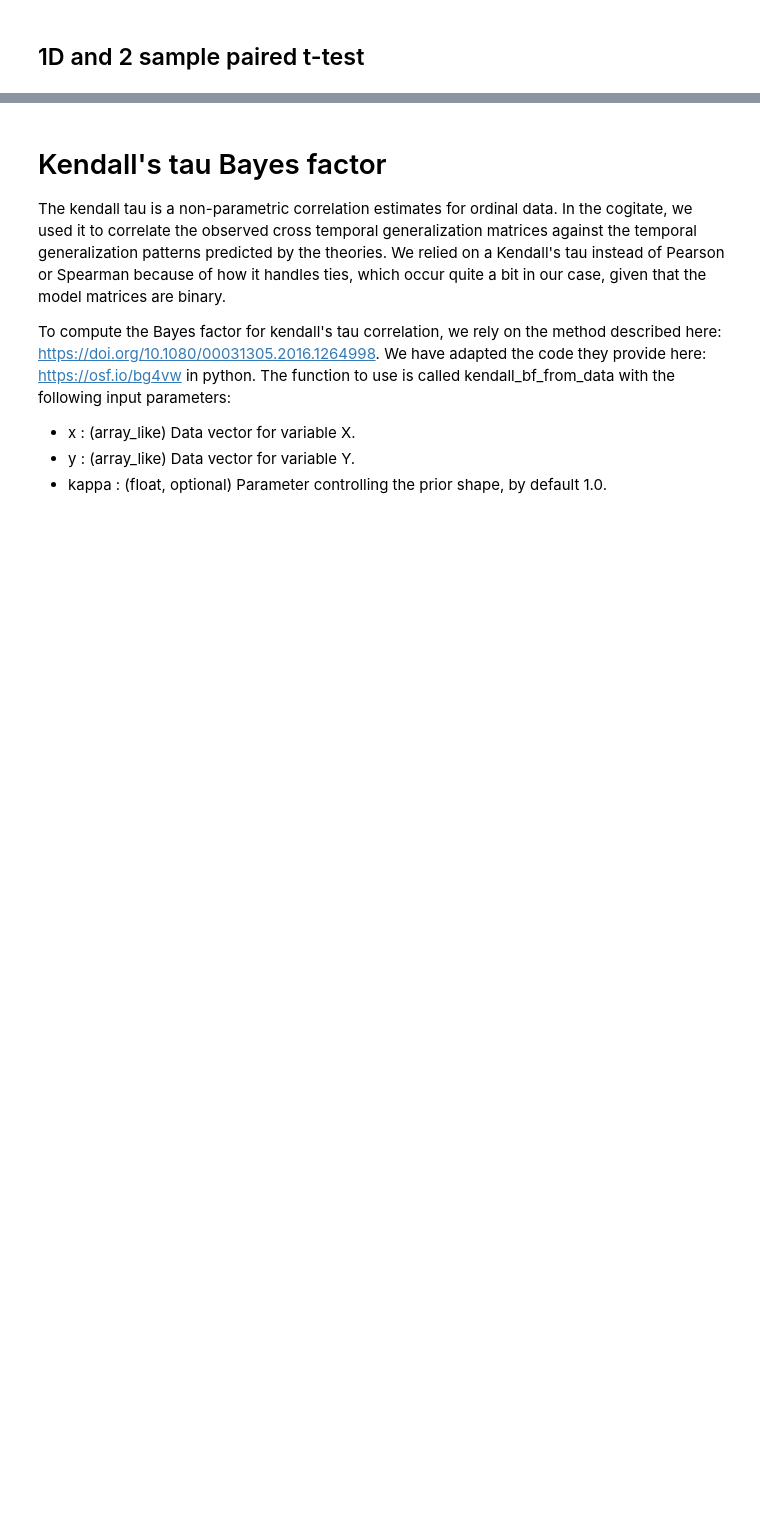
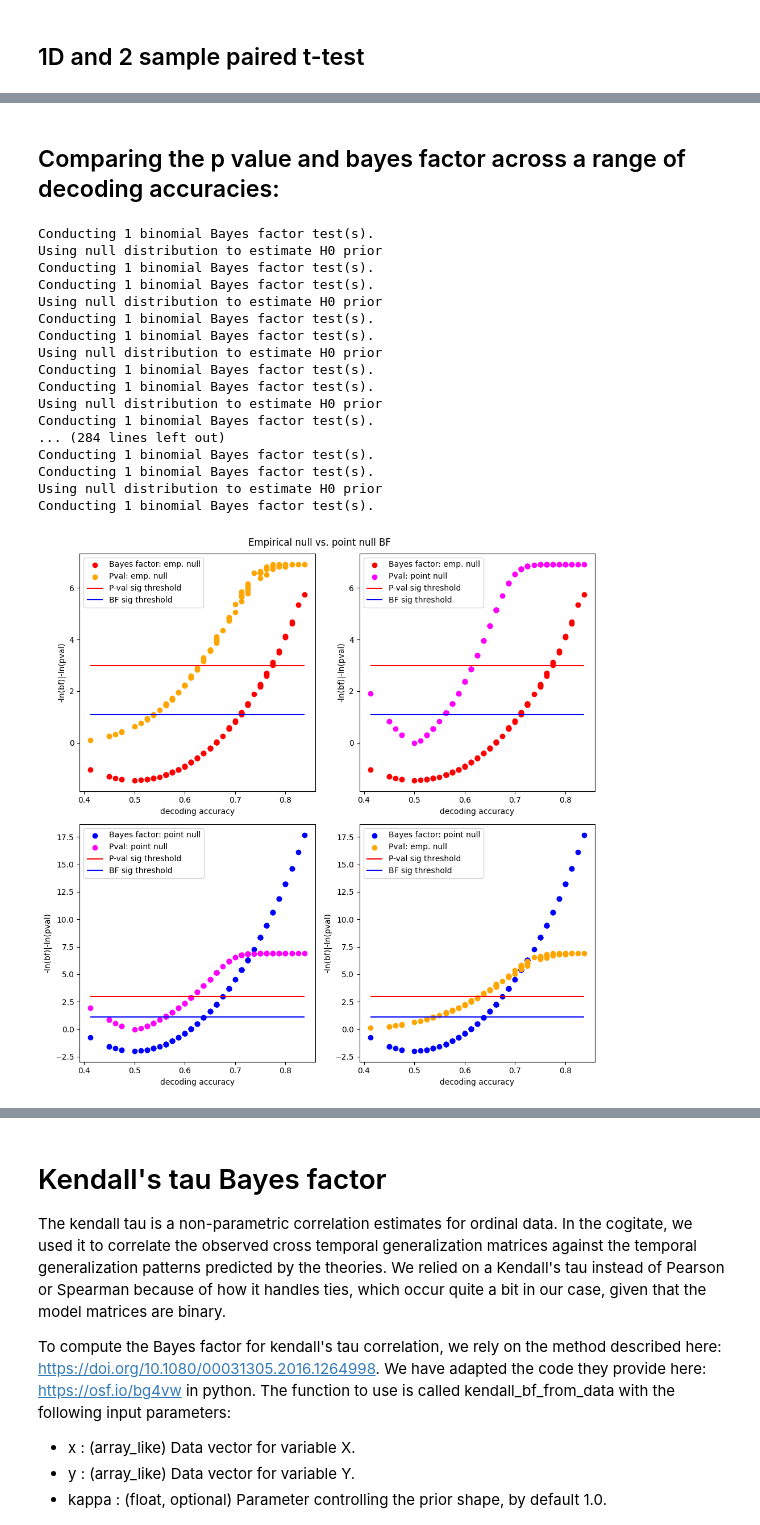
Before and after one commit to Cogitate-consortium/bayes_factors, a Jupyter notebook: HowToUse.ipynb, the cells around one changed output, grey strips where cells are left out. Saved outputs shown, nothing was run; the diff lists cells and outputs as text; code cells hidden in the pictures; blank space fills up the shorter version.

```diff
--- a/HowToUse.ipynb
+++ b/HowToUse.ipynb
@@ -436,0 +476,77 @@ Conducting 10000 binomial Bayes factor test(s).
+# %% [markdown]
+## Comparing the p value and bayes factor across a range of decoding accuracies:
+# %%
+decoding_accuracies = np.linspace(0.5, 0.8, 100)
+obs_accuracy = np.zeros(100)
+bf_empirical_null = np.zeros(100)
+pval_empirical_null = np.zeros(100)
+bf_point_null = np.zeros(100)
+pval_point_null = np.zeros(100)
+for i, acc in enumerate(decoding_accuracies):
+    # Generate a random number of successes from a true probabiliy of success of 0.7:
+    obs_accuracy[i] = np.random.binomial(ntrials, acc) / ntrials
+    p = np.asarray([np.random.binomial(ntrials, np.random.normal(0.5, 0.05))/ntrials for i in range(n_iter)])  # Simulating a 1000 null decoding accuracies
+    bf_empirical_null[i], pval_empirical_null[i] = bayes_binomtest(obs_accuracy[i], ntrials, p=p, a=1, b=1)
+    bf_point_null[i], pval_point_null[i] = bayes_binomtest(obs_accuracy[i], ntrials, p=0.5, a=1, b=1)
+
+
+# Plot the p values with each method as a function of the simulated decoding accuracy:
+fig, ax = plt.subplots(2, 2, figsize=[10, 10])
+
+ax[0, 0].scatter(obs_accuracy, -np.log(1/bf_empirical_null), label='Bayes factor: emp. null', c='r')
+ax[0, 0].scatter(obs_accuracy, -np.log(pval_empirical_null + 1/1000), label='Pval: emp. null', c='orange')
+ax[0, 0].hlines(-np.log(0.05), np.min(obs_accuracy), np.max(obs_accuracy), color='red', label='P-val sig threshold')
+ax[0, 0].hlines(-np.log(1/3), np.min(obs_accuracy), np.max(obs_accuracy), color='blue', label='BF sig threshold')
+
+ax[1, 0].scatter(obs_accuracy, -np.log(1/bf_point_null), label='Bayes factor: point null', c='blue')
+ax[1, 0].scatter(obs_accuracy, -np.log(pval_point_null + 1/1000), label='Pval: point null', c='magenta')
+ax[1, 0].hlines(-np.log(0.05), np.min(obs_accuracy), np.max(obs_accuracy), color='red', label='P-val sig threshold')
+ax[1, 0].hlines(-np.log(1/3), np.min(obs_accuracy), np.max(obs_accuracy), color='blue', label='BF sig threshold')
+
+
+ax[0, 1].scatter(obs_accuracy, -np.log(1/bf_empirical_null), label='Bayes factor: emp. null', c='r')
+ax[0, 1].scatter(obs_accuracy, -np.log(pval_point_null + 1/1000), label='Pval: point null', c='magenta')
+ax[0, 1].hlines(-np.log(0.05), np.min(obs_accuracy), np.max(obs_accuracy), color='red', label='P-val sig threshold')
+ax[0, 1].hlines(-np.log(1/3), np.min(obs_accuracy), np.max(obs_accuracy), color='blue', label='BF sig threshold')
+
+ax[1, 1].scatter(obs_accuracy, -np.log(1/bf_point_null), label='Bayes factor: point null', c='blue')
+ax[1, 1].scatter(obs_accuracy, -np.log(pval_empirical_null + 1/1000), label='Pval: emp. null', c='orange')
+ax[1, 1].hlines(-np.log(0.05), np.min(obs_accuracy), np.max(obs_accuracy), color='red', label='P-val sig threshold')
+ax[1, 1].hlines(-np.log(1/3), np.min(obs_accuracy), np.max(obs_accuracy), color='blue', label='BF sig threshold')
+
+ax[0, 0].set_xlabel('decoding accuracy')
+ax[0, 0].set_ylabel('-ln(bf)|-ln(pval)')
+ax[0, 0].legend()
+ax[1, 0].set_xlabel('decoding accuracy')
+ax[1, 0].set_ylabel('-ln(bf)|-ln(pval)')
+ax[1, 0].legend()
+
+ax[0, 1].set_xlabel('decoding accuracy')
+ax[0, 1].set_ylabel('-ln(bf)|-ln(pval)')
+ax[0, 1].legend()
+
+ax[1, 1].set_xlabel('decoding accuracy')
+ax[1, 1].set_ylabel('-ln(bf)|-ln(pval)')
+ax[1, 1].legend()
+plt.suptitle('Empirical null vs. point null BF')
+plt.tight_layout()
+plt.show()
+# %% [output]
+Conducting 1 binomial Bayes factor test(s).
+Using null distribution to estimate H0 prior
+Conducting 1 binomial Bayes factor test(s).
+Conducting 1 binomial Bayes factor test(s).
+Using null distribution to estimate H0 prior
+Conducting 1 binomial Bayes factor test(s).
+Conducting 1 binomial Bayes factor test(s).
+Using null distribution to estimate H0 prior
+Conducting 1 binomial Bayes factor test(s).
+Conducting 1 binomial Bayes factor test(s).
+Using null distribution to estimate H0 prior
+Conducting 1 binomial Bayes factor test(s).
+... (284 lines left out)
+Conducting 1 binomial Bayes factor test(s).
+Conducting 1 binomial Bayes factor test(s).
+Using null distribution to estimate H0 prior
+Conducting 1 binomial Bayes factor test(s).
+[figure, added]
```
Also changed, not shown: parts of 23 cells of this notebook, 1 other file.
